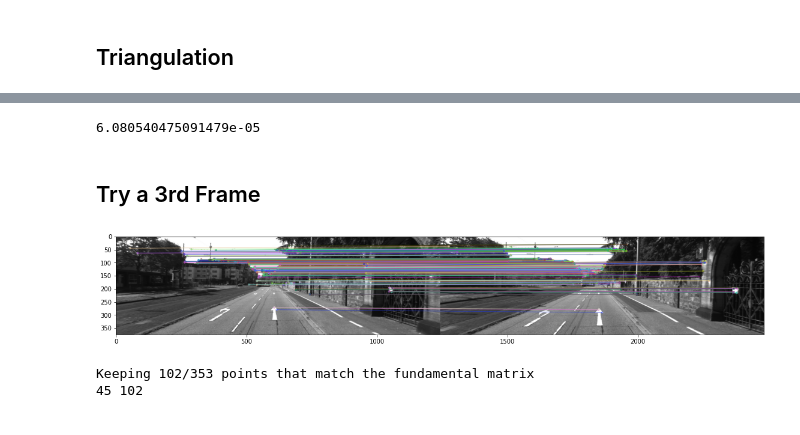
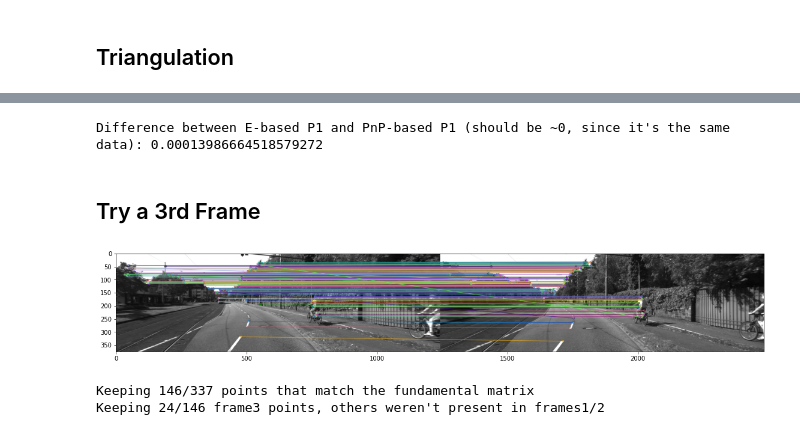
Before and after one commit to ariporad/comprobo-vision-project, a Jupyter notebook: main.ipynb, the cells around one changed output, grey strips where cells are left out. Cells and saved outputs as stored; diff of their text form; code cells hidden in the pictures.

```diff
--- a/main.ipynb
+++ b/main.ipynb
@@ -8,5 +8,7 @@ kitty_dir = 'kitti/drives'
 kitty_date = '2011_09_26'
 kitty_drive = '0002'
 
-data = pykitti.raw(kitty_dir, kitty_date, kitty_drive)
+kitti = pykitti.raw(kitty_dir, kitty_date, kitty_drive, frames=range(10, 72))
+K = kitti.calib.K_cam0
+imgs = kitti.cam0
 # %%
@@ -210,51 +191,38 @@ def point_cloud_to_numpy(point_cloud):
 # %%
-# Not really from book, because the book's implementation of this is incomprehensible
-success, rvec, t, inliers = cv2.solvePnPRansac(point_cloud_to_numpy(point_cloud), points2, K, None)
-assert success, "PnP failed!"
+def P_from_PnP(point_cloud, points2, K):
+	# Not really from book, because the book's implementation of this is incomprehensible
+	success, rvec, t, inliers = cv2.solvePnPRansac(np.array([p.point_3d for p in point_cloud]), points2, K, None)
+	assert success, "PnP failed!"
 
-R, _ = cv2.Rodrigues(rvec)
+	R, _ = cv2.Rodrigues(rvec)
 
-P1_new = np.hstack((R, t))
-P1, P1_new
-np.sum(P1 - P1_new) # No change, which makes sense because it's the same data
+	P = np.hstack((R, t))
+	return P
-# %% [output]
-6.080540475091479e-05
+# %%
+P1_new = P_from_PnP(point_cloud, points2, K)
+print("Difference between E-based P1 and PnP-based P1 (should be ~0, since it's the same data):", np.sum(P1 - P1_new))
+# %% [output]
+Difference between E-based P1 and PnP-based P1 (should be ~0, since it's the same data): 0.00013986664518579272
 # %% [markdown]
 ## Try a 3rd Frame
 # %%
 # I made this part up, although it's an amalgamation of code from above which came from other places
-points2_new, points3, matches, _ = detect_matches_and_E(img2, img3)
+points2, points3, matches, _ = detect_matches_and_E(img2, img3)
 
 points3_valid = []
 
-for i in range(len(points3)):
-	point2 = points2_new[i, :]
-	point3 = points3[i, :]
-
+for point2, point3 in zip(points2, points3):
 	for cp in point_cloud:
 		if np.array_equal(point2, cp.point_2d_2):
 			points3_valid.append((cp, point3))
 			break
 
-print(len(points3_valid), len(points3))
+print(f"Keeping {len(points3_valid)}/{len(points3)} frame3 points, others weren't present in frames1/2")
 
-points3_valid
+P2 = P_from_PnP((cp for cp, _ in points3_valid), np.array([point3 for cp, point3 in points3_valid]), K)
 
-
-
-
-
-# points2_new = np.array(imgpts2)
-# points3 = np.array(imgpts3)
-
-# F, status_mask = cv2.findFundamentalMat(points1, points2, cv2.FM_RANSAC, 0.1, 0.99, 10000000)
-# E = K.T @ F @ K
-# print("E:", E)
-
-# print(f"Keeping {np.sum(status_mask)}/{status_mask.size} points that match the fundamental matrix")
-# points1 = points1[status_mask[:, 0]]
-# points2 = points2[status_mask[:, 0]]
+P, P1, P2
 # %% [output]
-[figure, old version]
+[figure, new version]
-Keeping 102/353 points that match the fundamental matrix
-45 102
+Keeping 146/337 points that match the fundamental matrix
+Keeping 24/146 frame3 points, others weren't present in frames1/2
```
Also changed, not shown: parts of 7 cells of this notebook.
